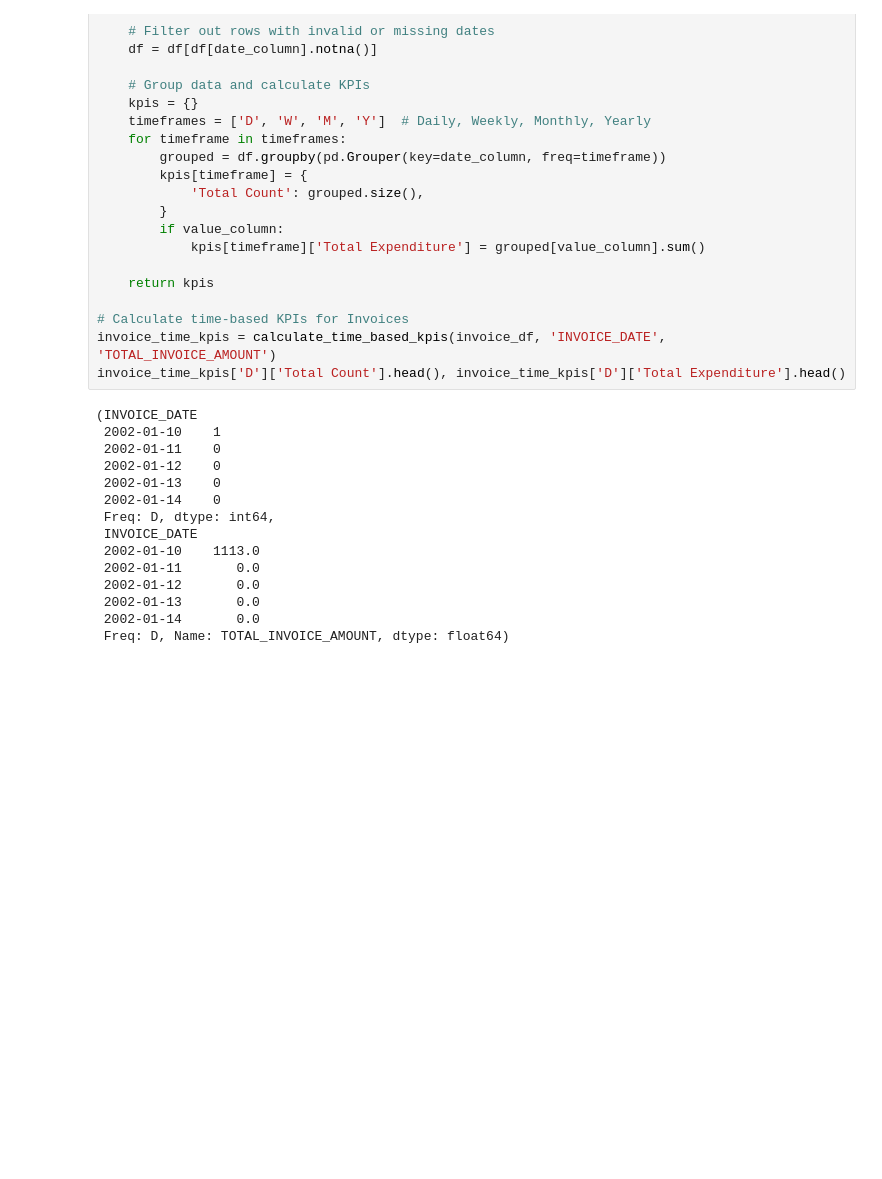
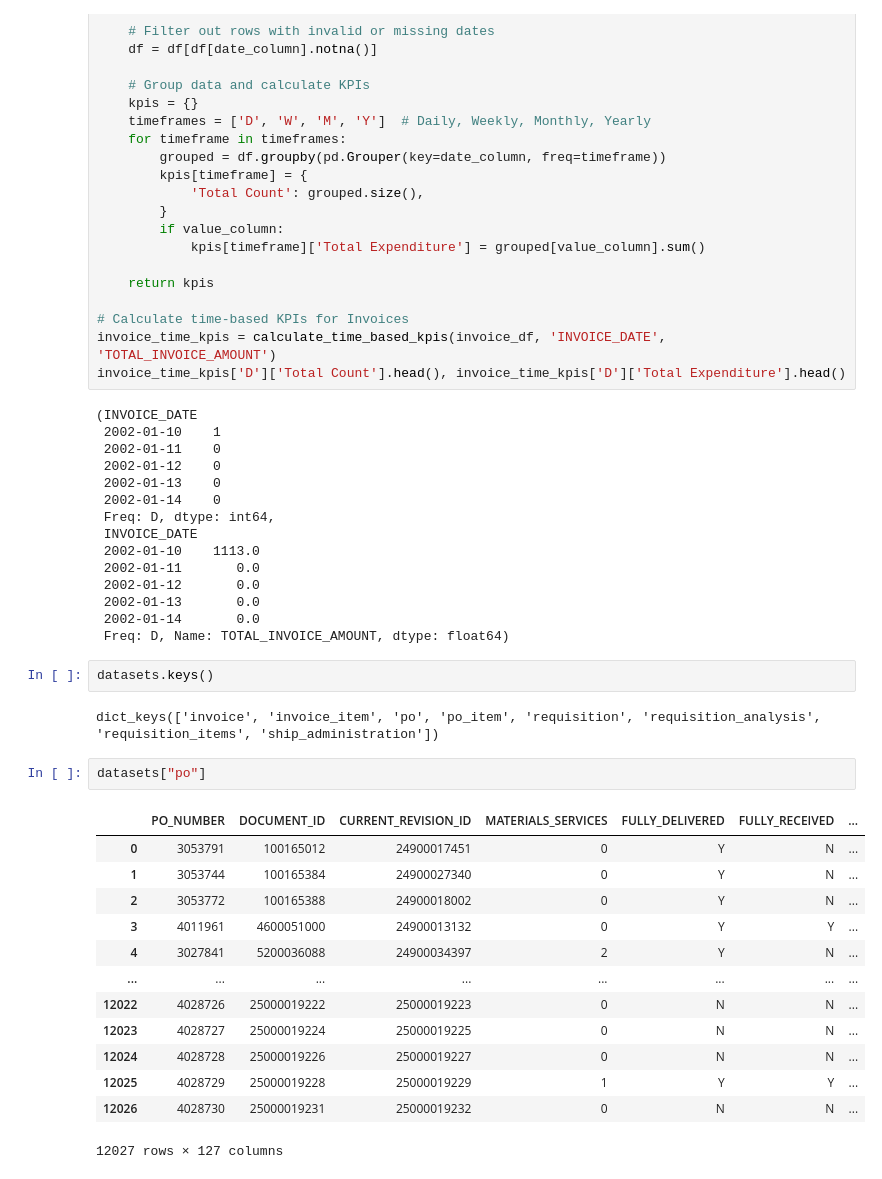
Before and after one commit to Nik-mundt/Work_Project, a Jupyter notebook: EDA_Nik.ipynb, the cells around one changed output. Saved outputs shown, nothing was run; the diff lists cells and outputs as text; blank space fills up the shorter version.

```diff
--- a/EDA_Nik.ipynb
+++ b/EDA_Nik.ipynb
@@ -288,3 +288,23 @@ invoice_time_kpis['D']['Total Count'].head(), invoice_time_kpis['D']['Total Expe
  2002-01-13       0.0
  2002-01-14       0.0
  Freq: D, Name: TOTAL_INVOICE_AMOUNT, dtype: float64)
+# %%
+datasets.keys()
+# %% [output]
+dict_keys(['invoice', 'invoice_item', 'po', 'po_item', 'requisition', 'requisition_analysis', 'requisition_items', 'ship_administration'])
+# %%
+datasets["po"]
+# %% [output]
+|  | PO_NUMBER | DOCUMENT_ID | CURRENT_REVISION_ID | MATERIALS_SERVICES | FULLY_DELIVERED | FULLY_RECEIVED | ... |
+| 0 | 3053791 | 100165012 | 24900017451 | 0 | Y | N | ... |
+| 1 | 3053744 | 100165384 | 24900027340 | 0 | Y | N | ... |
+| 2 | 3053772 | 100165388 | 24900018002 | 0 | Y | N | ... |
+| 3 | 4011961 | 4600051000 | 24900013132 | 0 | Y | Y | ... |
+| 4 | 3027841 | 5200036088 | 24900034397 | 2 | Y | N | ... |
+| ... | ... | ... | ... | ... | ... | ... | ... |
+| 12022 | 4028726 | 25000019222 | 25000019223 | 0 | N | N | ... |
+| 12023 | 4028727 | 25000019224 | 25000019225 | 0 | N | N | ... |
+| 12024 | 4028728 | 25000019226 | 25000019227 | 0 | N | N | ... |
+| 12025 | 4028729 | 25000019228 | 25000019229 | 1 | Y | Y | ... |
+| 12026 | 4028730 | 25000019231 | 25000019232 | 0 | N | N | ... |
+12027 rows × 127 columns
```
Also changed, not shown: parts of 6 cells of this notebook.
